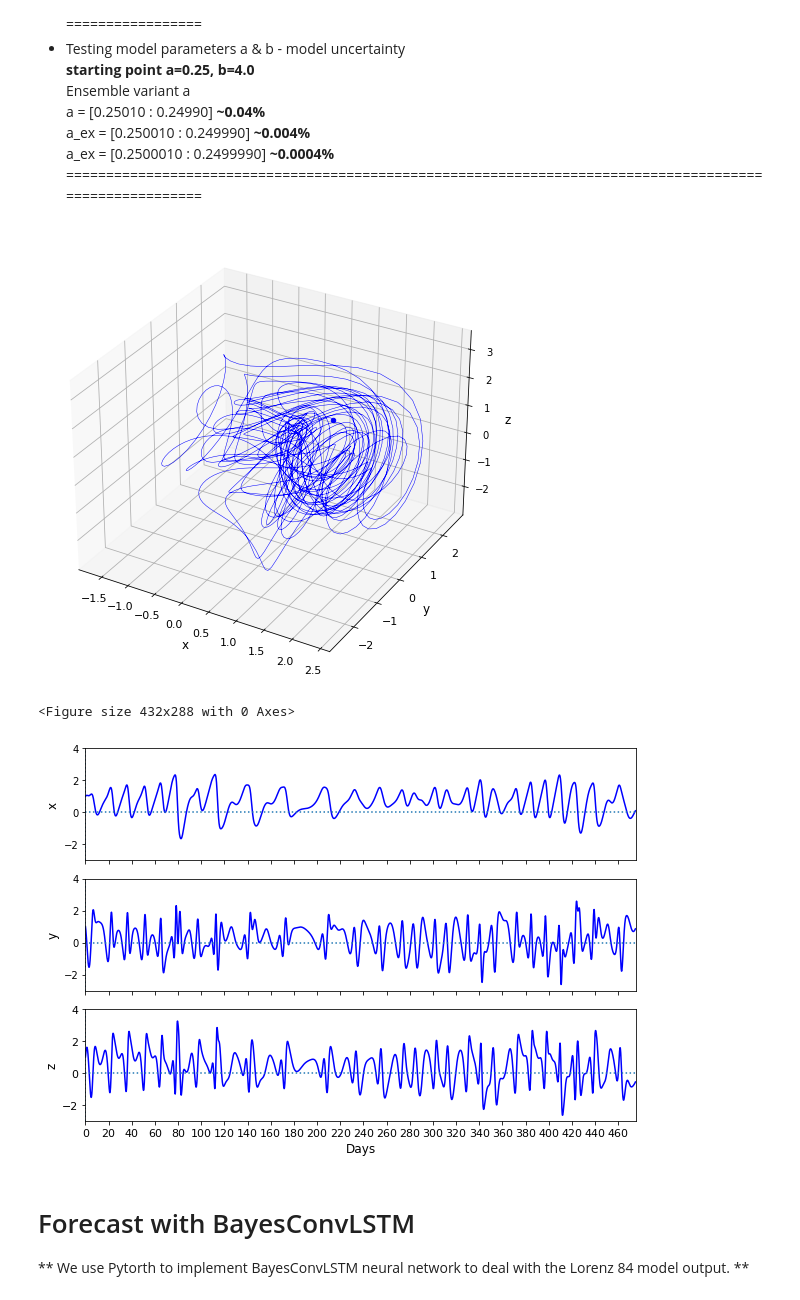
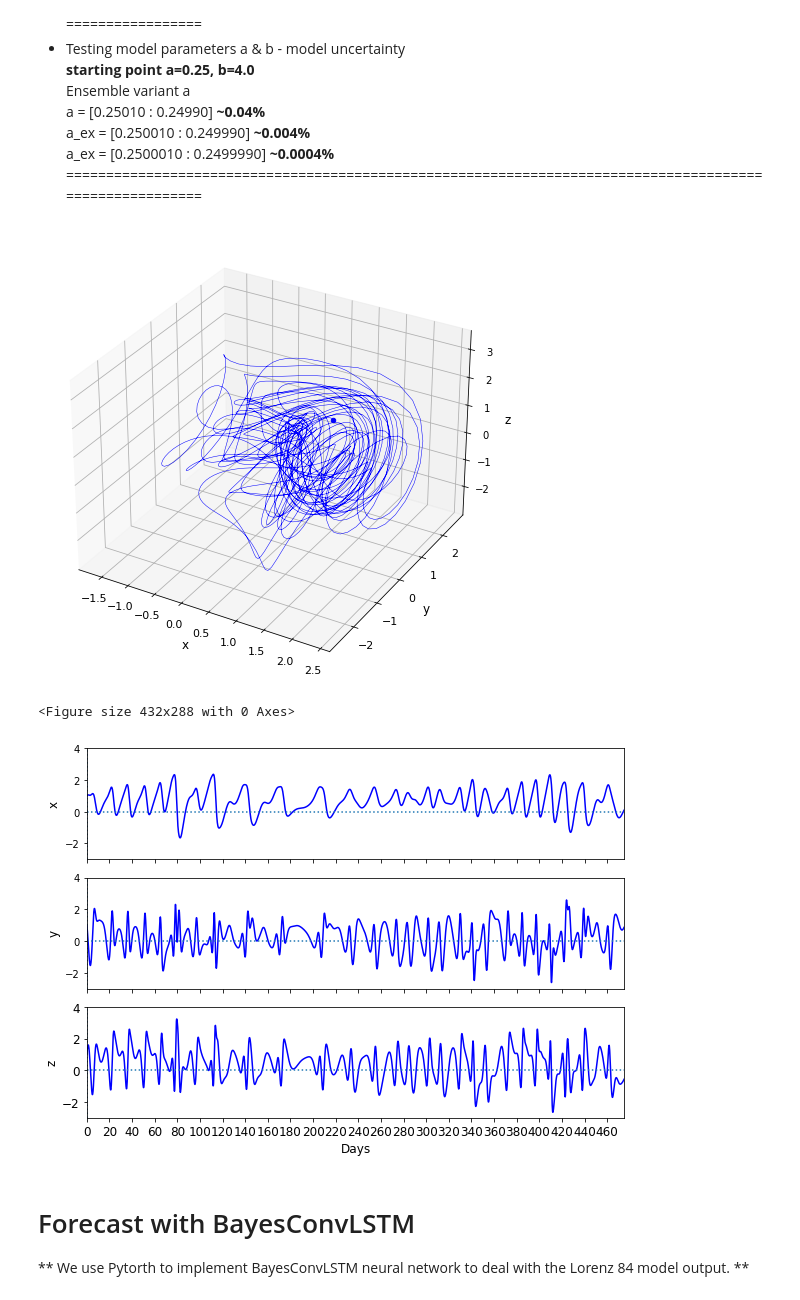
Before and after one commit to geek-yang/DeepArctic, a Jupyter notebook: BayesMap/Lorenz84/paperFigs/ultra_long_series/Lorens84_BayesLSTM_growth_error.ipynb, the cells around one changed output. Drawn from its saved outputs; the diff is of its cells as text; code cells hidden in the pictures.

```diff
--- a/BayesMap/Lorenz84/paperFigs/ultra_long_series/Lorens84_BayesLSTM_growth_error.ipynb
+++ b/BayesMap/Lorenz84/paperFigs/ultra_long_series/Lorens84_BayesLSTM_growth_error.ipynb
@@ -207,7 +207,7 @@ a_ex = [0.2500010 : 0.2499990] **~0.0004%**<br>
     # save Lorens model output
     index = np.arange(num_steps)
     # Plot
-    fig00 = plt.figure(figsize=(6.5,7.6))
+    fig00 = plt.figure(figsize=(6.5,8.6))
     ax = fig00.gca(projection='3d')
     ax.plot(x, y, z, 'b', lw=0.5)
     ax.scatter3D(x[0], y[0], z[0], color = 'b')
@@ -232,40 +232,37 @@ a_ex = [0.2500010 : 0.2499990] **~0.0004%**<br>
 
     ax1.axhline(y=0, ls = ':')
     ax2.axhline(y=0, ls = ':')
     ax3.axhline(y=0, ls = ':')
 
     ax1.axvline(x=cut_off, ls = ':')
     ax2.axvline(x=cut_off, ls = ':')
     ax3.axvline(x=cut_off, ls = ':')
 
     ax1.set_xlim(0, num_steps)
     ax2.set_xlim(0, num_steps)
     ax3.set_xlim(0, num_steps)
 
     ax1.set_ylim(-3, 4)
     ax2.set_ylim(-3, 4)
     ax3.set_ylim(-3, 4)
 
     ax1.set_ylabel("x", fontsize=12)
     ax2.set_ylabel("y", fontsize=12)
     ax3.set_ylabel("z", fontsize=12)
 
     plt.xlabel("Days", fontsize=12)
 
-    plt.xticks(np.arange(0,num_steps+1,120),np.arange(0,num_steps//6+1,20),fontsize=11)
-    plt.yticks(fontsize=11)
+    plt.xticks(np.arange(0,num_steps+1,120),np.arange(0,num_steps//6+1,20))
+    plt.tick_params(axis='both', which='major', labelsize=12)
 
-    #ax1.legend()
-    #ax2.legend()
-    #ax3.legend()
 
     plt.tight_layout()
     plt.show()
-    fig01.savefig(os.path.join(output_path, 'lorenz84_series'),dpi=150)
+    #fig01.savefig(os.path.join(output_path, 'lorenz84_series'),dpi=150)
 # %% [output]
 [figure]
 <Figure size 432x288 with 0 Axes>
-[figure, old version]
+[figure, new version]
 # %% [markdown]
 # Forecast with BayesConvLSTM <br>
 ** We use Pytorth to implement BayesConvLSTM neural network to deal with the Lorenz 84 model output. ** <br>
```
Also changed, not shown: parts of 5 cells of this notebook, 7 other files.
